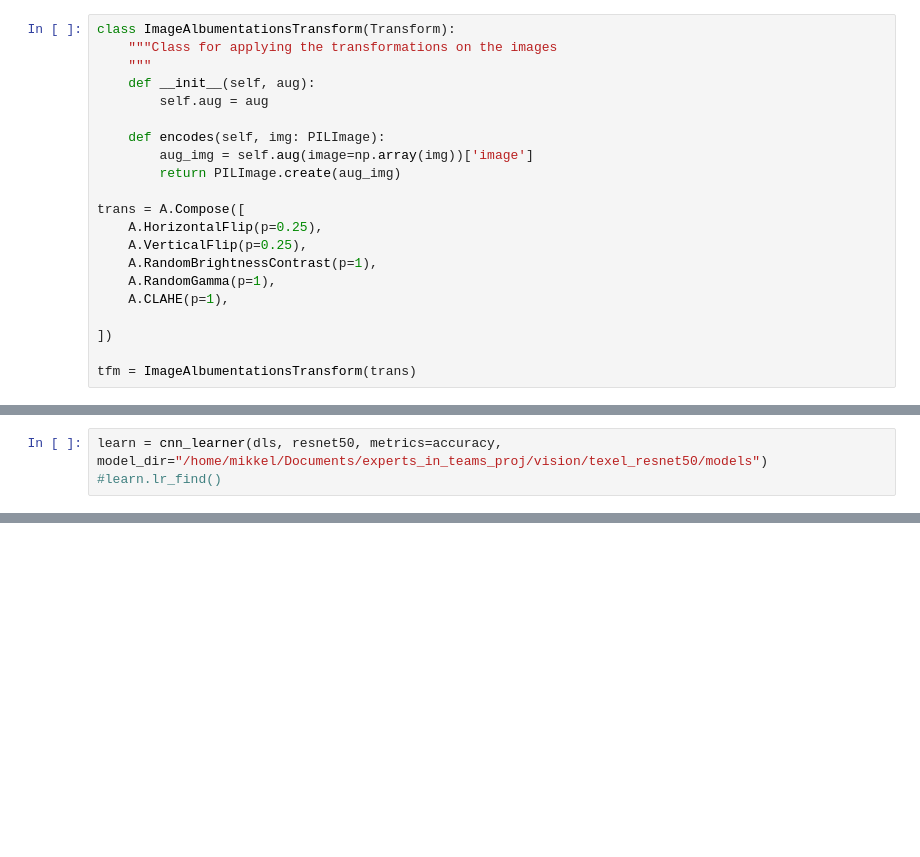
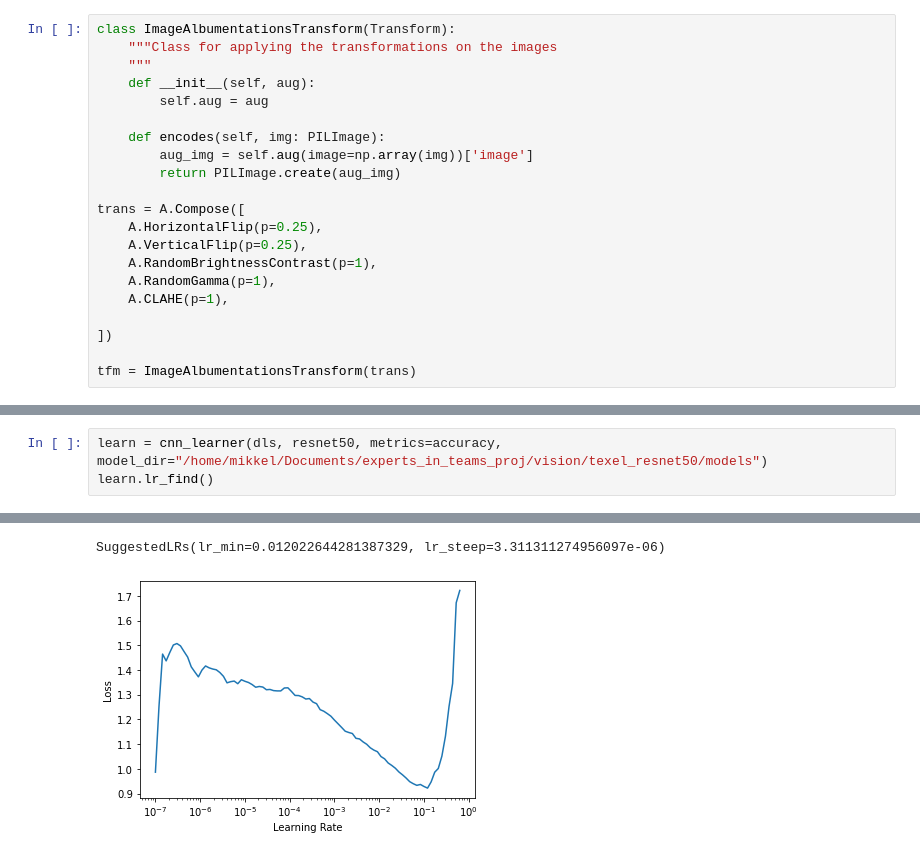
Before and after one commit to mikkellars/EiT_project, a Jupyter notebook: vision/texel_resnet50/train.ipynb, the cells around one changed output, grey strips where cells are left out. Cells and saved outputs as stored; diff of their text form; blank space fills up the shorter version.

```diff
--- a/vision/texel_resnet50/train.ipynb
+++ b/vision/texel_resnet50/train.ipynb
@@ -55,3 +55,4 @@ dls.show_batch()
 # %%
 learn = cnn_learner(dls, resnet50, metrics=accuracy, model_dir="/home/mikkel/Documents/experts_in_teams_proj/vision/texel_resnet50/models")
-#learn.lr_find()
+learn.lr_find()
+# %% [output]
@@ -58 +60,3 @@ learn = cnn_learner(dls, resnet50, metrics=accuracy, model_dir="/home/mikkel/Doc
+SuggestedLRs(lr_min=0.012022644281387329, lr_steep=3.311311274956097e-06)
+[figure, added]
 # %%
```
Also changed, not shown: parts of 5 cells of this notebook, 2 other files.
